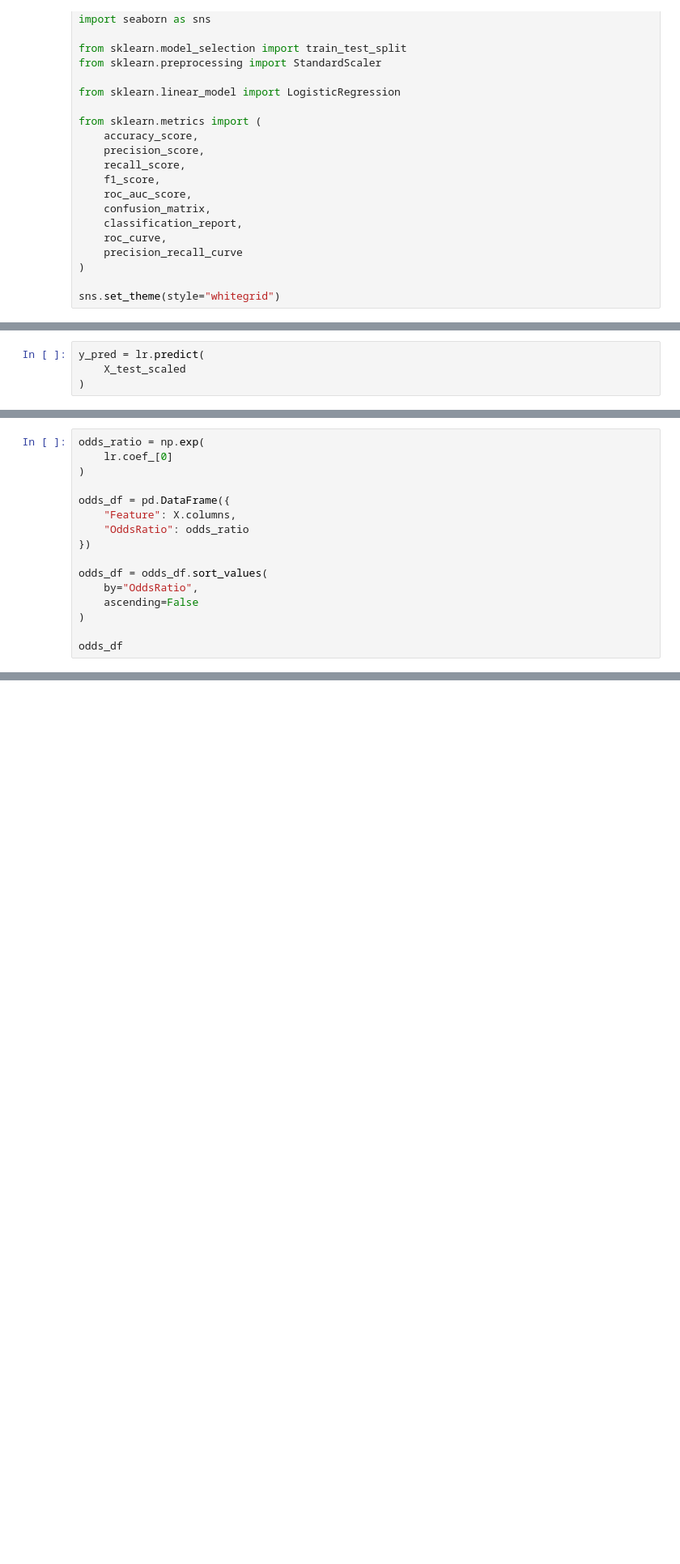
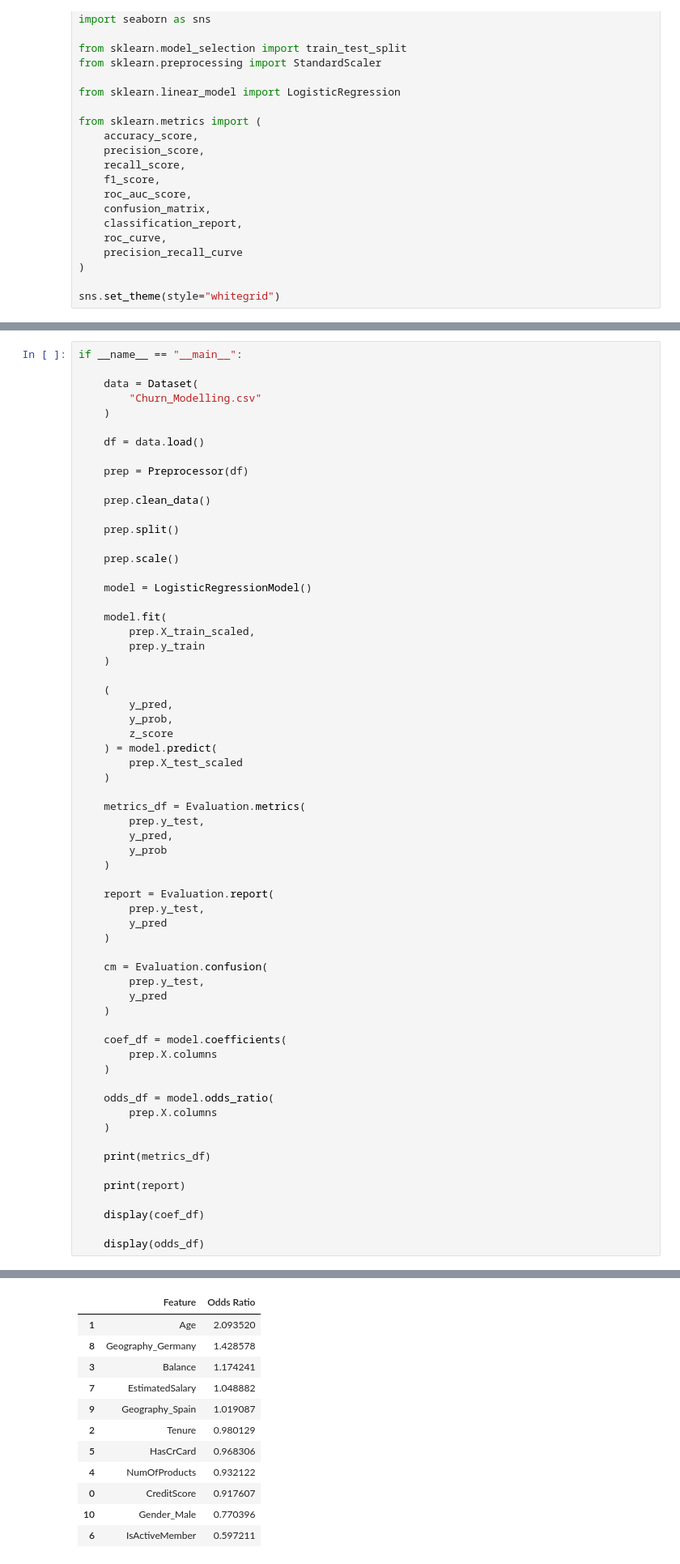
Before and after one commit to kimithora/Tubes-Struktur-Data-Algoritma, a Jupyter notebook: trialerror.ipynb, the cells around one changed output, grey strips where cells are left out. Shown at 81% size. Drawn from its saved outputs; the diff is of its cells as text; blank space fills up the shorter version.

```diff
--- a/trialerror.ipynb
+++ b/trialerror.ipynb
@@ -233,4 +25,0 @@ plt.show()
-# %%
-y_pred = lr.predict(
-    X_test_scaled
-)
@@ -377,16 +25,0 @@ plt.show()
-# %%
-odds_ratio = np.exp(
-    lr.coef_[0]
-)
-
-odds_df = pd.DataFrame({
-    "Feature": X.columns,
-    "OddsRatio": odds_ratio
-})
-
-odds_df = odds_df.sort_values(
-    by="OddsRatio",
-    ascending=False
-)
-
-odds_df
@@ -428,0 +392,64 @@ Gender_Male -0.2608510174969197
+# %%
+if __name__ == "__main__":
+
+    data = Dataset(
+        "Churn_Modelling.csv"
+    )
+
+    df = data.load()
+
+    prep = Preprocessor(df)
+
+    prep.clean_data()
+
+    prep.split()
+
+    prep.scale()
+
+    model = LogisticRegressionModel()
+
+    model.fit(
+        prep.X_train_scaled,
+        prep.y_train
+    )
+
+    (
+        y_pred,
+        y_prob,
+        z_score
+    ) = model.predict(
+        prep.X_test_scaled
+    )
+
+    metrics_df = Evaluation.metrics(
+        prep.y_test,
+        y_pred,
+        y_prob
+    )
+
+    report = Evaluation.report(
+        prep.y_test,
+        y_pred
+    )
+
+    cm = Evaluation.confusion(
+        prep.y_test,
+        y_pred
+    )
+
+    coef_df = model.coefficients(
+        prep.X.columns
+    )
+
+    odds_df = model.odds_ratio(
+        prep.X.columns
+    )
+
+    print(metrics_df)
+
+    print(report)
+
+    display(coef_df)
+
+    display(odds_df)
+# %% [output]
@@ -428,0 +483,12 @@ Gender_Male -0.2608510174969197
+|  | Feature | Odds Ratio |
+| 1 | Age | 2.093520 |
+| 8 | Geography_Germany | 1.428578 |
+| 3 | Balance | 1.174241 |
+| 7 | EstimatedSalary | 1.048882 |
+| 9 | Geography_Spain | 1.019087 |
+| 2 | Tenure | 0.980129 |
+| 5 | HasCrCard | 0.968306 |
+| 4 | NumOfProducts | 0.932122 |
+| 0 | CreditScore | 0.917607 |
+| 10 | Gender_Male | 0.770396 |
+| 6 | IsActiveMember | 0.597211 |
```
Also changed, not shown: parts of 32 cells of this notebook, 3 other files.
